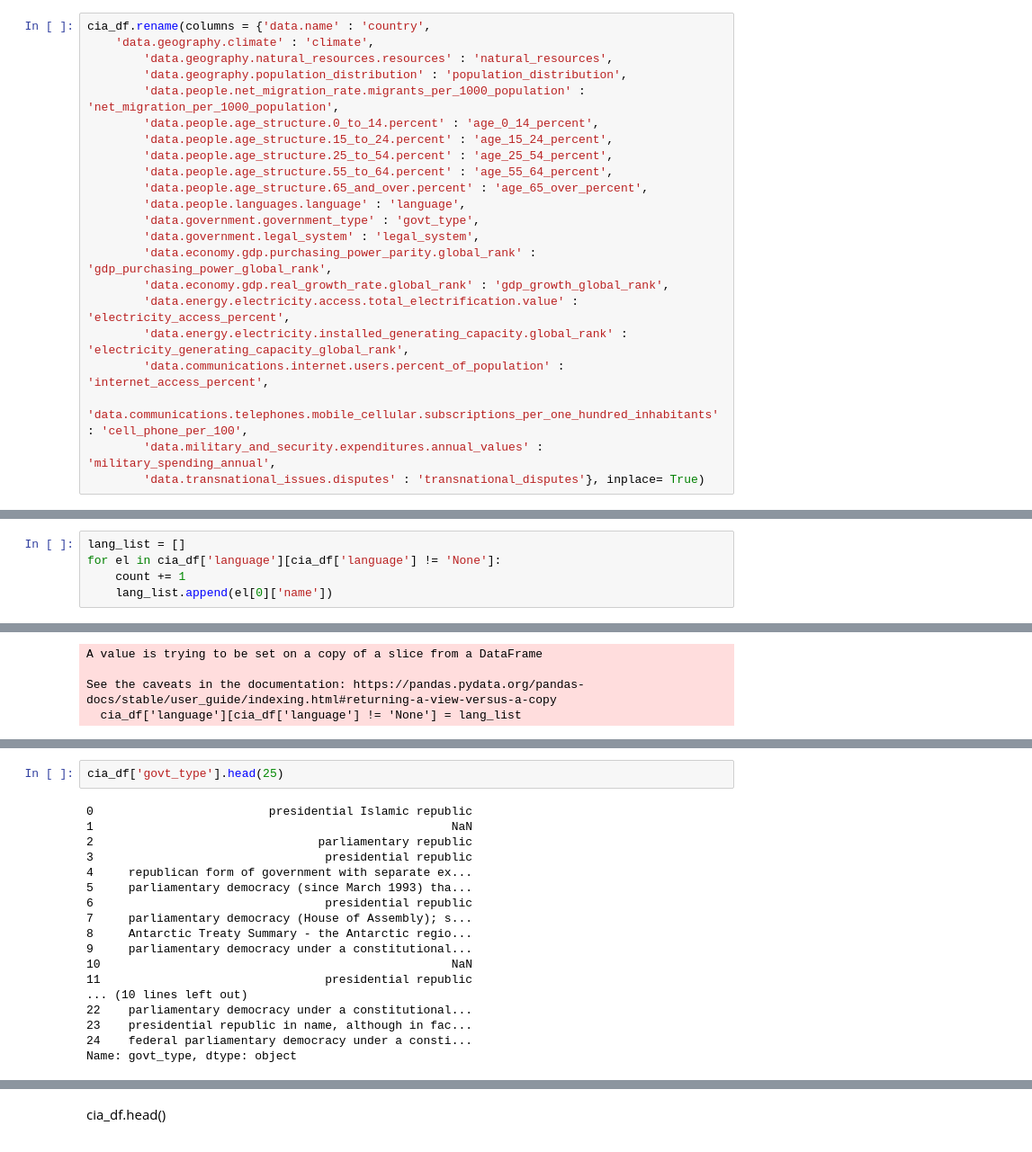
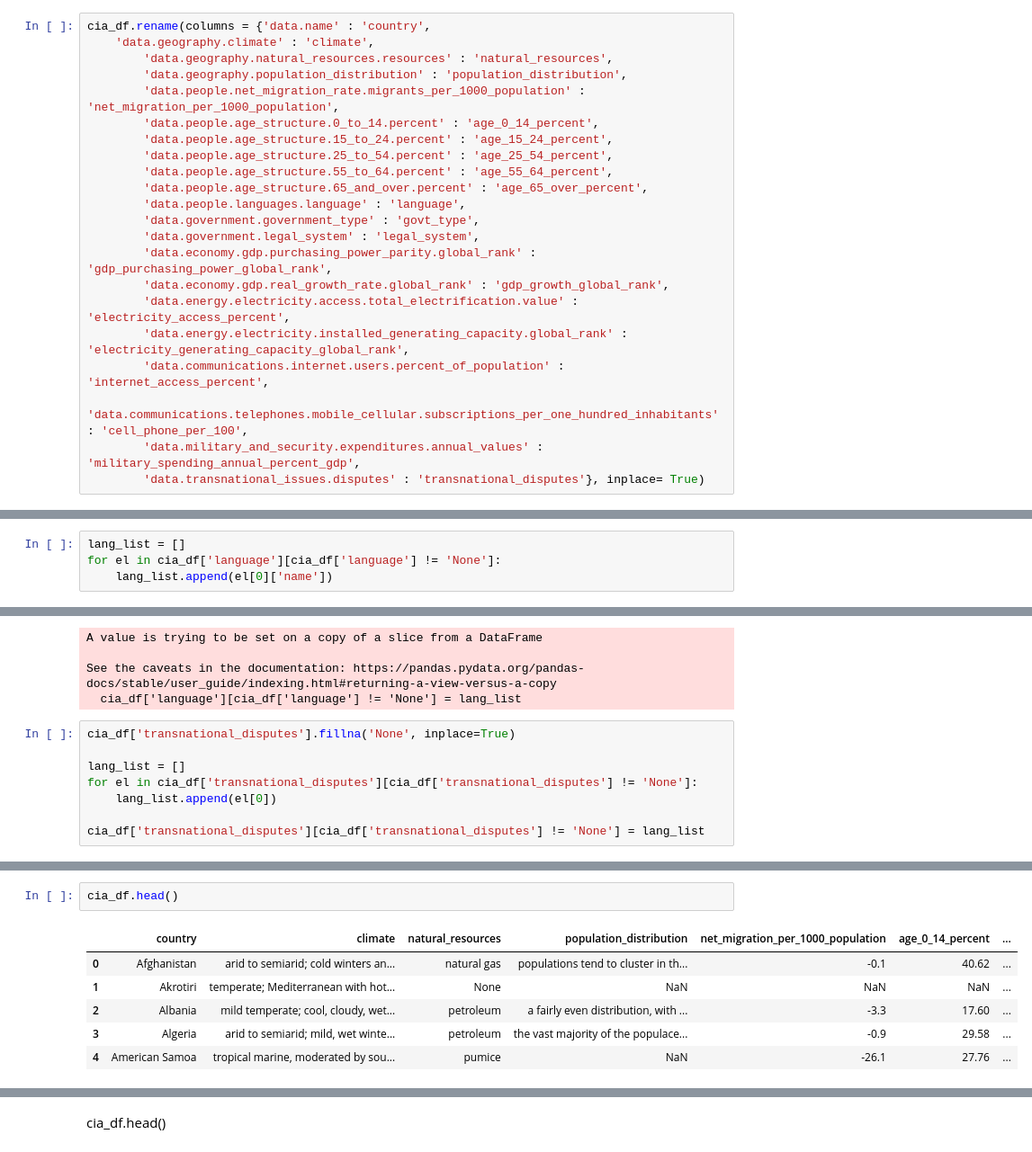
Before and after one commit to justhow/hear-us, a Jupyter notebook: david/Untitled-Copy1.ipynb, the cells around one changed output, grey strips where cells are left out. Shown at 90% size. Cells and saved outputs as stored; diff of their text form.

```diff
--- a/david/Untitled-Copy1.ipynb
+++ b/david/Untitled-Copy1.ipynb
@@ -101,7 +101,7 @@ cia_df.rename(columns = {'data.name' : 'country',
         'data.energy.electricity.installed_generating_capacity.global_rank' : 'electricity_generating_capacity_global_rank',
         'data.communications.internet.users.percent_of_population' : 'internet_access_percent',
         'data.communications.telephones.mobile_cellular.subscriptions_per_one_hundred_inhabitants' : 'cell_phone_per_100',
-        'data.military_and_security.expenditures.annual_values' : 'military_spending_annual',
+        'data.military_and_security.expenditures.annual_values' : 'military_spending_annual_percent_gdp',
         'data.transnational_issues.disputes' : 'transnational_disputes'}, inplace= True)
 # %%
 cia_df.to_csv('../data/cia_df_unclean.csv', index=False)
@@ -154,7 +154,6 @@ cia_df['language'].fillna('None', inplace=True)
 # %%
 lang_list = []
 for el in cia_df['language'][cia_df['language'] != 'None']:
-    count += 1
     lang_list.append(el[0]['name'])
 # %%
 cia_df['language'][cia_df['language'] != 'None'] = lang_list
@@ -163,3 +162,11 @@ A value is trying to be set on a copy of a slice from a DataFrame
 
 See the caveats in the documentation: https://pandas.pydata.org/pandas-docs/stable/user_guide/indexing.html#returning-a-view-versus-a-copy
   cia_df['language'][cia_df['language'] != 'None'] = lang_list
+# %%
+cia_df['transnational_disputes'].fillna('None', inplace=True)
+
+lang_list = []
+for el in cia_df['transnational_disputes'][cia_df['transnational_disputes'] != 'None']:
+    lang_list.append(el[0])
+
+cia_df['transnational_disputes'][cia_df['transnational_disputes'] != 'None'] = lang_list
@@ -166,20 +210,9 @@ See the caveats in the documentation: https://pandas.pydata.org/pandas-docs/stab
 # %%
-cia_df['govt_type'].head(25)
+cia_df.head()
 # %% [output]
-0                         presidential Islamic republic
-1                                                   NaN
-2                                parliamentary republic
-3                                 presidential republic
-4     republican form of government with separate ex...
-5     parliamentary democracy (since March 1993) tha...
-6                                 presidential republic
-7     parliamentary democracy (House of Assembly); s...
-8     Antarctic Treaty Summary - the Antarctic regio...
-9     parliamentary democracy under a constitutional...
-10                                                  NaN
-11                                presidential republic
-... (10 lines left out)
-22    parliamentary democracy under a constitutional...
-23    presidential republic in name, although in fac...
-24    federal parliamentary democracy under a consti...
-Name: govt_type, dtype: object
+|  | country | climate | natural_resources | population_distribution | net_migration_per_1000_population | age_0_14_percent | ... |
+| 0 | Afghanistan | arid to semiarid; cold winters an... | natural gas | populations tend to cluster in th... | -0.1 | 40.62 | ... |
+| 1 | Akrotiri | temperate; Mediterranean with hot... | None | NaN | NaN | NaN | ... |
+| 2 | Albania | mild temperate; cool, cloudy, wet... | petroleum | a fairly even distribution, with ... | -3.3 | 17.60 | ... |
+| 3 | Algeria | arid to semiarid; mild, wet winte... | petroleum | the vast majority of the populace... | -0.9 | 29.58 | ... |
+| 4 | American Samoa | tropical marine, moderated by sou... | pumice | NaN | -26.1 | 27.76 | ... |
```
Also changed, not shown: parts of 14 cells of this notebook, 3 other files.
